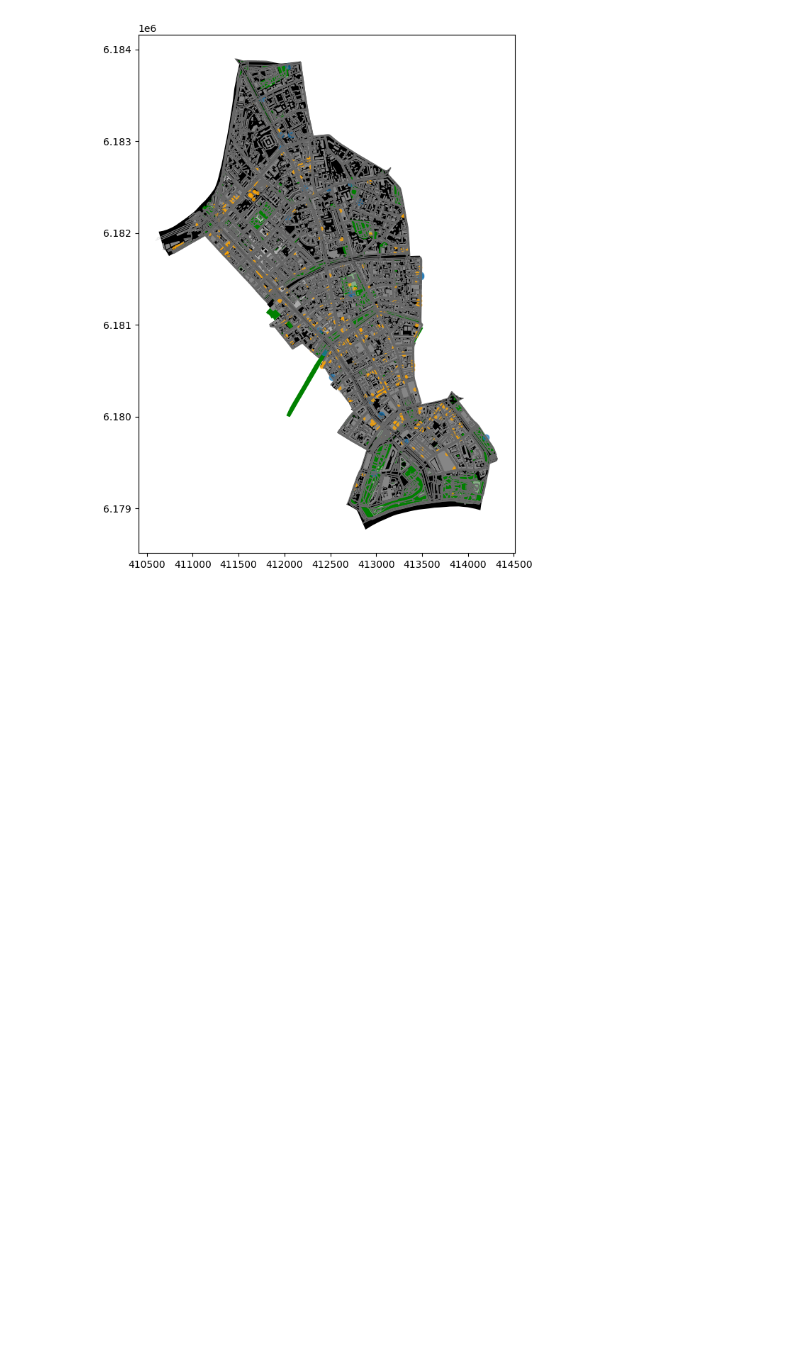
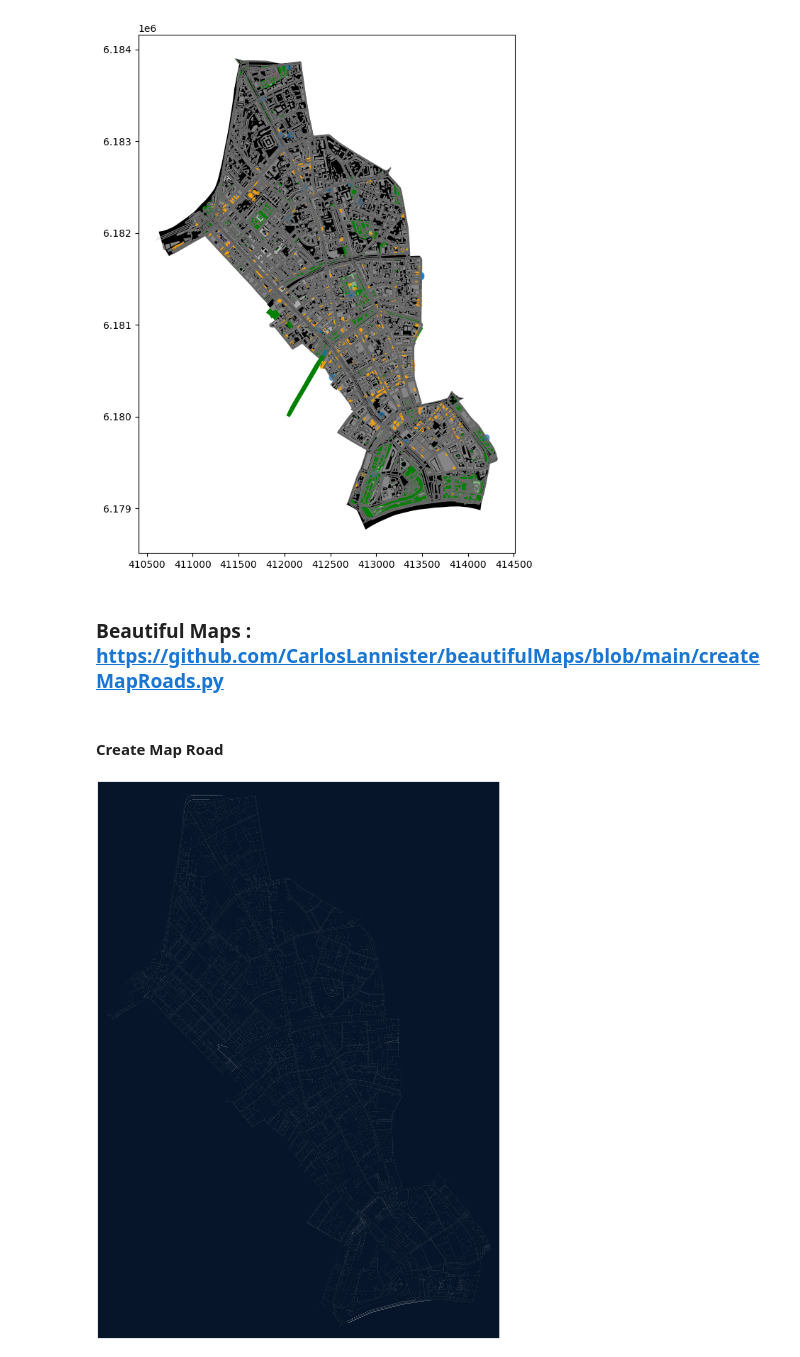
Before and after one commit to Bibit-Bibicha/my-first-binder, a Jupyter notebook: тверской .ipynb, the cells around one changed output. Saved outputs shown, nothing was run; the diff lists cells and outputs as text; code cells hidden in the pictures; blank space fills up the shorter version.

```diff
--- a/тверской .ipynb
+++ b/тверской .ipynb
@@ -244,3 +251,7 @@ restaurants.plot(ax=ax, color='orange', alpha=0.7, markersize=10)
 plt.tight_layout()
 # %% [output]
 [figure]
+# %% [markdown]
+### Beautiful Maps : https://github.com/CarlosLannister/beautifulMaps/blob/main/createMapRoads.py
+# %% [markdown]
+#### Create Map Road
@@ -246,0 +288,62 @@ plt.tight_layout()
+# %%
+# List to store colors
+roadColors = []
+roadWidths = []
+
+for item in data:
+    if "length" in item.keys():
+        if item["length"] <= 100:
+            linewidth = 0.10
+            color = "#a6a6a6"
+
+        elif item["length"] > 100 and item["length"] <= 200:
+            linewidth = 0.15
+            color = "#676767"
+
+        elif item["length"] > 200 and item["length"] <= 400:
+            linewidth = 0.25
+            color = "#454545"
+
+        elif item["length"] > 400 and item["length"] <= 800:
+            color = "#d5d5d5"
+            linewidth = 0.35
+        else:
+            color = "#ededed"
+            linewidth = 0.45
+    else:
+        color = "#a6a6a6"
+        linewidth = 0.10
+
+    roadColors.append(color)
+    roadWidths.append(linewidth)
+
+
+# Center of map
+latitude = 55.747981
+longitude = 37.616865
+
+
+
+bgcolor = "#061529"
+
+fig, ax = ox.plot_graph(G, node_size=0,figsize=(27, 40),
+                        dpi = 300,bgcolor = bgcolor,
+                        save = False, edge_color=roadColors,
+                        edge_linewidth=roadWidths, edge_alpha=1)
+
+'''
+# Bbox sides
+north = latitude + 0.15
+south = latitude - 0.15
+east = longitude + 0.15
+west = longitude - 0.15
+fig, ax = ox.plot_graph(G, node_size=0, bbox = (north, south, east, west),
+                        dpi = 300,bgcolor = bgcolor,
+                        save = False, edge_color=roadColors,
+                        edge_linewidth=roadWidths, edge_alpha=1)
+'''
+
+fig.tight_layout(pad=0)
+fig.savefig("roadMap.png", dpi=300, bbox_inches='tight', format="png", facecolor=fig.get_facecolor(), transparent=False)
+# %% [output]
+[figure, added]
```
Also changed, not shown: parts of 19 cells of this notebook.
